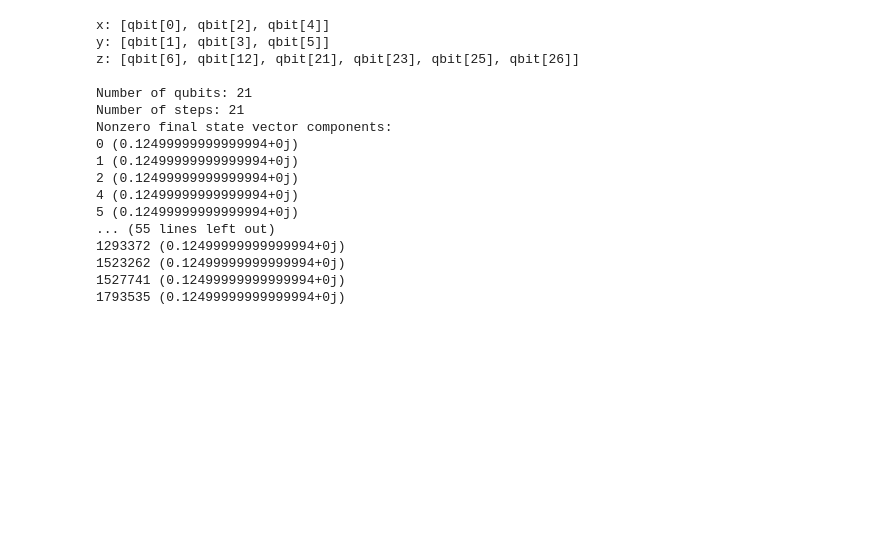
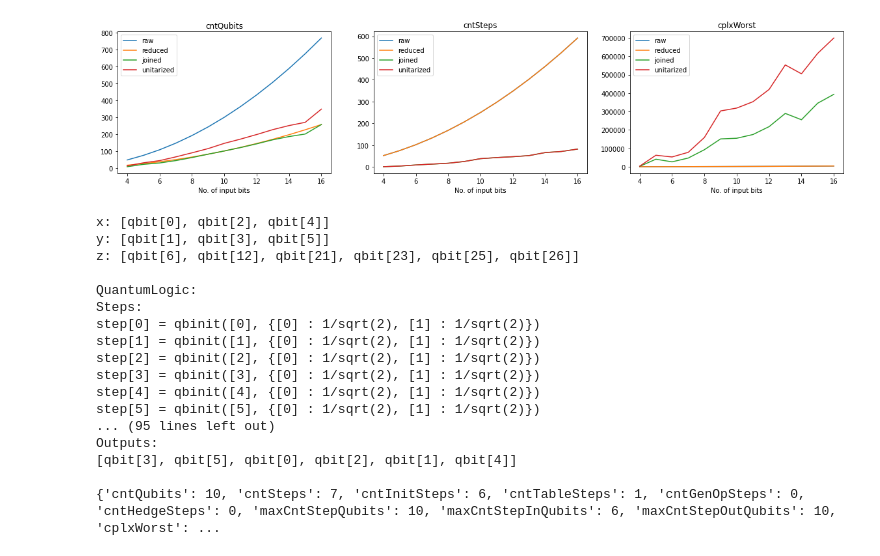
Before and after one commit to ggalfi/qubla, a Jupyter notebook: examples/mulitplication.ipynb, the cells around one changed output. Drawn from its saved outputs; the diff is of its cells as text; code cells hidden in the pictures; blank space fills up the shorter version.

```diff
--- a/examples/mulitplication.ipynb
+++ b/examples/mulitplication.ipynb
@@ -8,7 +72,24 @@ import matplotlib.pyplot as plt
+# %%
+
+fig, axes = plt.subplots(1, 3)
+fig.set_figwidth(20)
+for idx, stattype in enumerate(['cntQubits', 'cntSteps', 'cplxWorst']):
+    ax = axes[idx]
+    ax.set_title(stattype)
+    ax.set_xlabel('No. of input bits')
+    for state in ['raw', 'reduced', 'joined','unitarized']:
+        statdata = stat[stattype][state]
+        ax.plot([statdata[i][0] for i in range(len(statdata))],
+                 [statdata[i][1] for i in range(len(statdata))],
+               label = state)
+    ax.legend()
+plt.show()
+# %% [output]
+[figure, added]
 # %%
-myqm = qbl.QuantumLogic()
+myql = qbl.QuantumLogic()
 
-myqm.compileSource('''
+myql.compileSource('''
     H = {0 : 1 / sqrt(2), 1 : 1 / sqrt(2)};
     n = 3;
     arrqbx = alloc(n);
@@ -26,31 +107,27 @@ myqm.compileSource('''
     print("z: "+str(z));
 ''')
 
-qbl.reduce(myqm)
-
+myql.reduce()
+myql.joinSteps(maxinqb = 8)
+myql.unitarize()
 print()
-print("Number of qubits:", myqm.nqb)
-print("Number of steps:", sum([1 for step in myqm.arrstep if step != None]))
-print("Nonzero final state vector components:")
-finalst = qbsim.statevec(myqm)
-for i in range(len(finalst)):
-    if finalst[i] != 0j:
-        print(i, finalst[i])
+print(myql)
+print(myql.getStat())
 # %% [output]
 x: [qbit[0], qbit[2], qbit[4]]
 y: [qbit[1], qbit[3], qbit[5]]
 z: [qbit[6], qbit[12], qbit[21], qbit[23], qbit[25], qbit[26]]
 
-Number of qubits: 21
-Number of steps: 21
-Nonzero final state vector components:
-0 (0.12499999999999994+0j)
-1 (0.12499999999999994+0j)
-2 (0.12499999999999994+0j)
-4 (0.12499999999999994+0j)
-5 (0.12499999999999994+0j)
-... (55 lines left out)
-1293372 (0.12499999999999994+0j)
-1523262 (0.12499999999999994+0j)
-1527741 (0.12499999999999994+0j)
-1793535 (0.12499999999999994+0j)
+QuantumLogic:
+Steps:
+step[0] = qbinit([0], {[0] : 1/sqrt(2), [1] : 1/sqrt(2)})
+step[1] = qbinit([1], {[0] : 1/sqrt(2), [1] : 1/sqrt(2)})
+step[2] = qbinit([2], {[0] : 1/sqrt(2), [1] : 1/sqrt(2)})
+step[3] = qbinit([3], {[0] : 1/sqrt(2), [1] : 1/sqrt(2)})
+step[4] = qbinit([4], {[0] : 1/sqrt(2), [1] : 1/sqrt(2)})
+step[5] = qbinit([5], {[0] : 1/sqrt(2), [1] : 1/sqrt(2)})
+... (95 lines left out)
+Outputs:
+[qbit[3], qbit[5], qbit[0], qbit[2], qbit[1], qbit[4]]
+
+{'cntQubits': 10, 'cntSteps': 7, 'cntInitSteps': 6, 'cntTableSteps': 1, 'cntGenOpSteps': 0, 'cntHedgeSteps': 0, 'maxCntStepQubits': 10, 'maxCntStepInQubits': 6, 'maxCntStepOutQubits': 10, 'cplxWorst': ...
```
Also changed, not shown: parts of 5 cells of this notebook, 14 other files.
